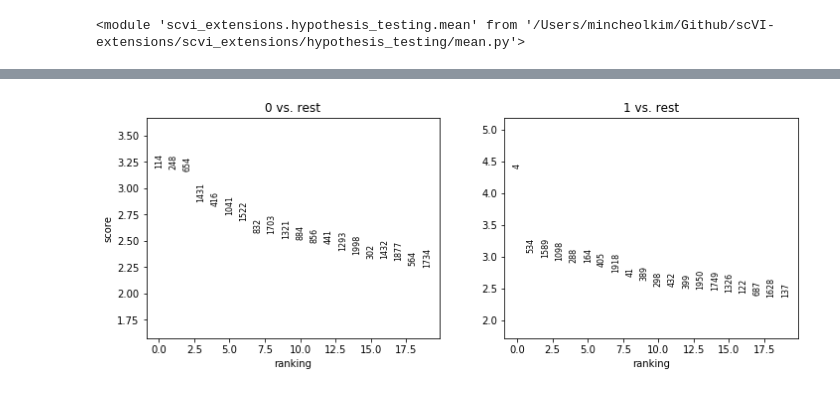
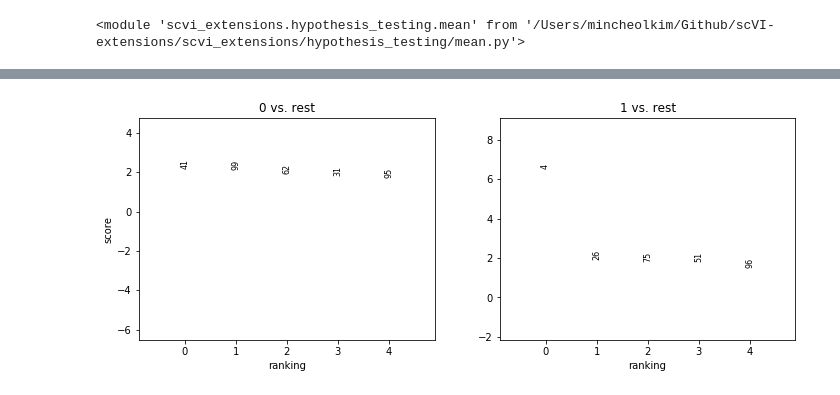
Before and after one commit to mincheoly/scVI-extensions, a Jupyter notebook: notebooks/simulation.ipynb, the cells around one changed output, grey strips where cells are left out. Saved outputs shown, nothing was run; the diff lists cells and outputs as text; code cells hidden in the pictures.

```diff
--- a/notebooks/simulation.ipynb
+++ b/notebooks/simulation.ipynb
@@ -51,9 +52,9 @@ def generate_data(diff):
     sigma_1 = make_spd_matrix(D)
     sigma_2 = make_spd_matrix(D)
 
-    means_1 = np.array([10 for i in range(D)])
-    means_2 = np.array([10 for i in range(D)])
-    means_2[4] = 10 + diff
+    means_1 = np.array([base_exp for i in range(D)])
+    means_2 = np.array([base_exp for i in range(D)])
+    means_2[4] = base_exp + diff
 
     X_dense = np.concatenate([
         np.random.multivariate_normal(means_1, sigma_1, size=int(N/2)),
@@ -63,6 +64,9 @@ def generate_data(diff):
     labels = np.array([0 for i in range(int(N/2))] + [1 for i in range(int(N/2))])
 
     dataset = GeneExpressionDataset(*GeneExpressionDataset.get_attributes_from_matrix(X, labels=labels))
-    dataset.gene_names = np.array(['A', 'B', 'C', 'D', 'E', 'F', 'G', 'H', 'I', 'K'])
+    dataset.gene_names = np.array(list(range(D)))
 
     return X_dense, dataset
+# %%
+X_dense, gene_dataset = generate_data(10)
+(gene_dataset.X == 0).sum()/(D*N)
@@ -75,7 +81,7 @@ imp.reload(mn)
 # %% [output]
 <module 'scvi_extensions.hypothesis_testing.mean' from '/Users/mincheolkim/Github/scVI-extensions/scvi_extensions/hypothesis_testing/mean.py'>
 # %%
-n_epochs=200
+n_epochs=100
 lr=1e-3
 use_batches=False
 use_cuda=False
@@ -83,12 +89,12 @@ use_cuda=False
 supervised_bf = []
 bf = []
 
-for diff in [1, 5, 10, 15, 20, 25, 30]:
+for diff in [2]:
 
     X_dense, gene_dataset = generate_data(diff)
 
     # Fit scVI
-    vae = VAE(gene_dataset.nb_genes, n_batch=gene_dataset.n_batches * use_batches, n_hidden=20, n_latent=10)
+    vae = VAE(gene_dataset.nb_genes, n_batch=gene_dataset.n_batches * use_batches, n_hidden=50, n_latent=10)
     infer = VariationalInference(
         vae,
         gene_dataset,
@@ -99,7 +105,7 @@ for diff in [1, 5, 10, 15, 20, 25, 30]:
     infer.train(n_epochs=n_epochs, lr=lr)
 
     # Fit CVAE
-    cvae = cv.CVAE(gene_dataset.nb_genes, n_labels=gene_dataset.n_labels, n_batch=gene_dataset.n_batches * use_batches, n_hidden=20, n_latent=10)
+    cvae = cv.CVAE(gene_dataset.nb_genes, n_labels=gene_dataset.n_labels, n_batch=gene_dataset.n_batches * use_batches, n_hidden=50, n_latent=10)
     supervised_infer = svi.SupervisedVariationalInference(
         cvae,
         gene_dataset,
@@ -112,8 +118,8 @@ for diff in [1, 5, 10, 15, 20, 25, 30]:
     supervised_null, supervised_de = mn.differential_expression(cvae, gene_dataset, [0,1], 100, testing=False)
     null, de = mn.differential_expression(vae, gene_dataset, [0,1], 100, testing=False)
 
-    supervised_bf.append(supervised_de[0][1].query('gene == "E"')['bayes_factor_mag'].values[0])
-    bf.append(de[0][1].query('gene == "E"')['bayes_factor_mag'].values[0])
+    supervised_bf.append(supervised_de[0][1].query('gene == 4')['bayes_factor_mag'].values[0])
+    bf.append(de[0][1].query('gene == 4')['bayes_factor_mag'].values[0])
 # %% [output]
 Sampling for differential expression...
 Done sampling for differential expression...
@@ -181,5 +159,5 @@ adata.obs.head(5)
 # %%
 sc.tl.rank_genes_groups(adata, 'group')
-sc.pl.rank_genes_groups(adata, n_genes=20, sharey=False)
+sc.pl.rank_genes_groups(adata, n_genes=5, sharey=False)
 # %% [output]
-[figure, old version]
+[figure, new version]
```
Also changed, not shown: parts of 9 cells of this notebook, 5 other files.
